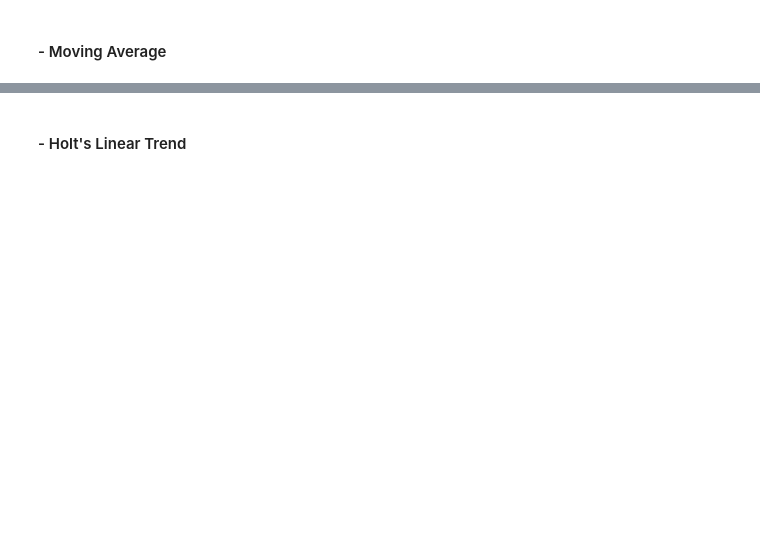
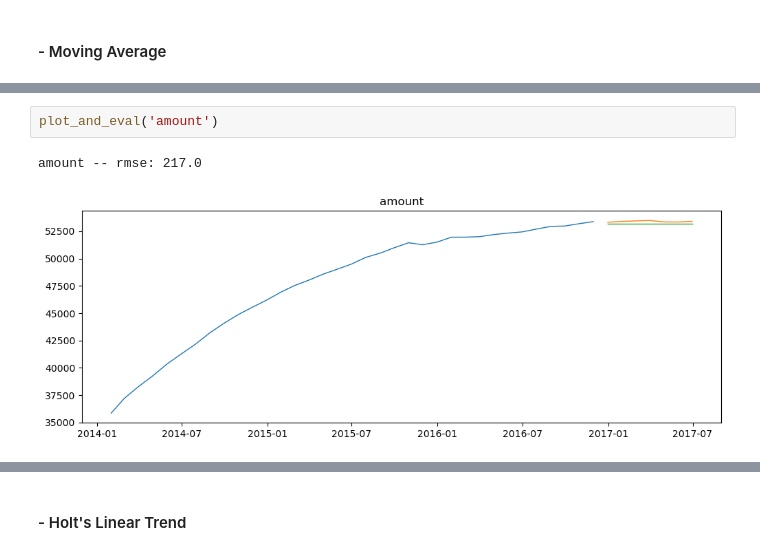
Before and after one commit to tkephart96/time-series-exercises, a Jupyter notebook: model.ipynb, the cells around one changed output, grey strips where cells are left out. Saved outputs shown, nothing was run; the diff lists cells and outputs as text; blank space fills up the shorter version.

```diff
--- a/model.ipynb
+++ b/model.ipynb
@@ -34,0 +282,5 @@ Using saas.csv (https://ds.codeup.com/saas.csv) or log data from API usage
+# %%
+plot_and_eval('amount')
+# %% [output]
+amount -- rmse: 217.0
+[figure, added]
```
Also changed, not shown: parts of 49 cells of this notebook, 1 other file.
